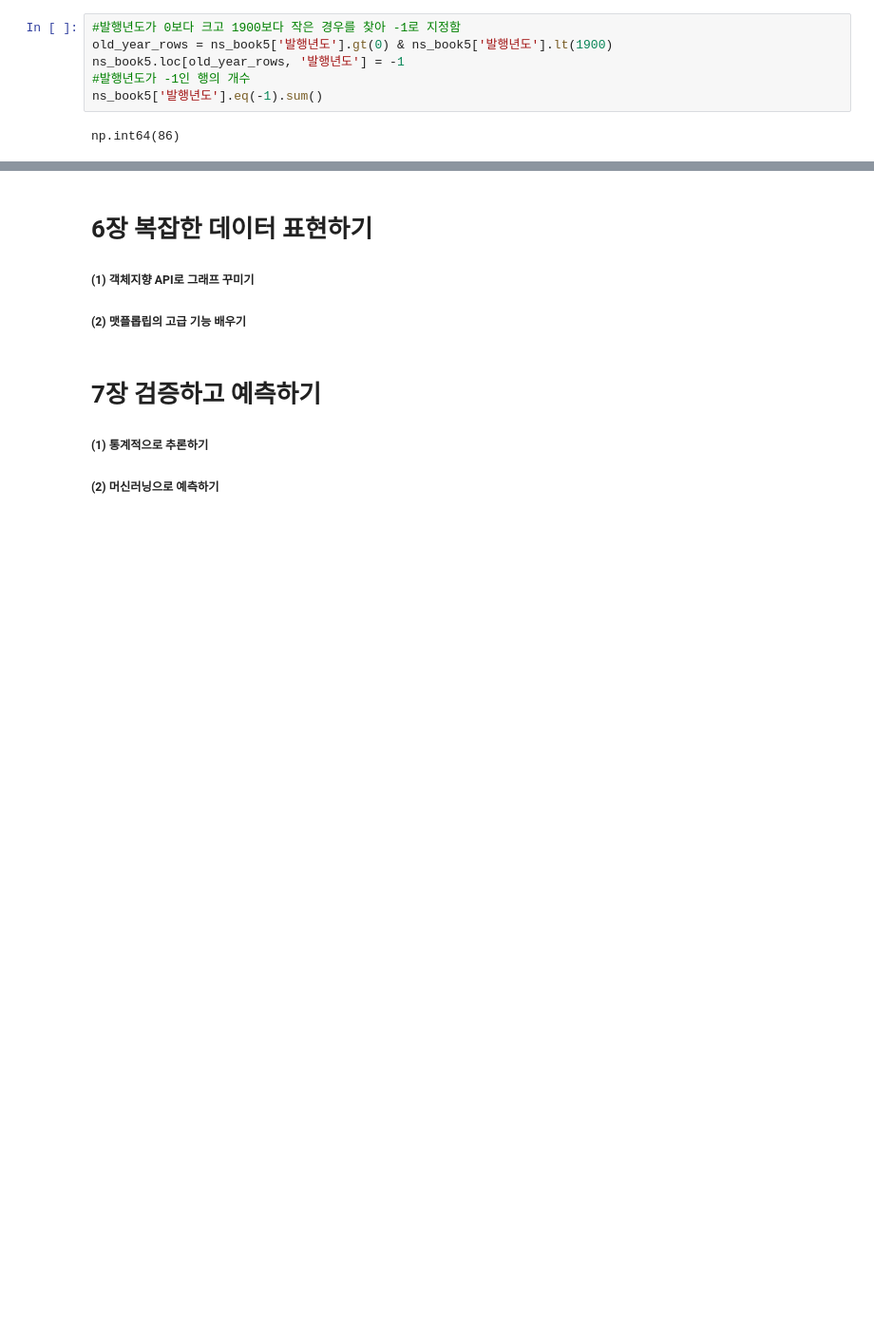
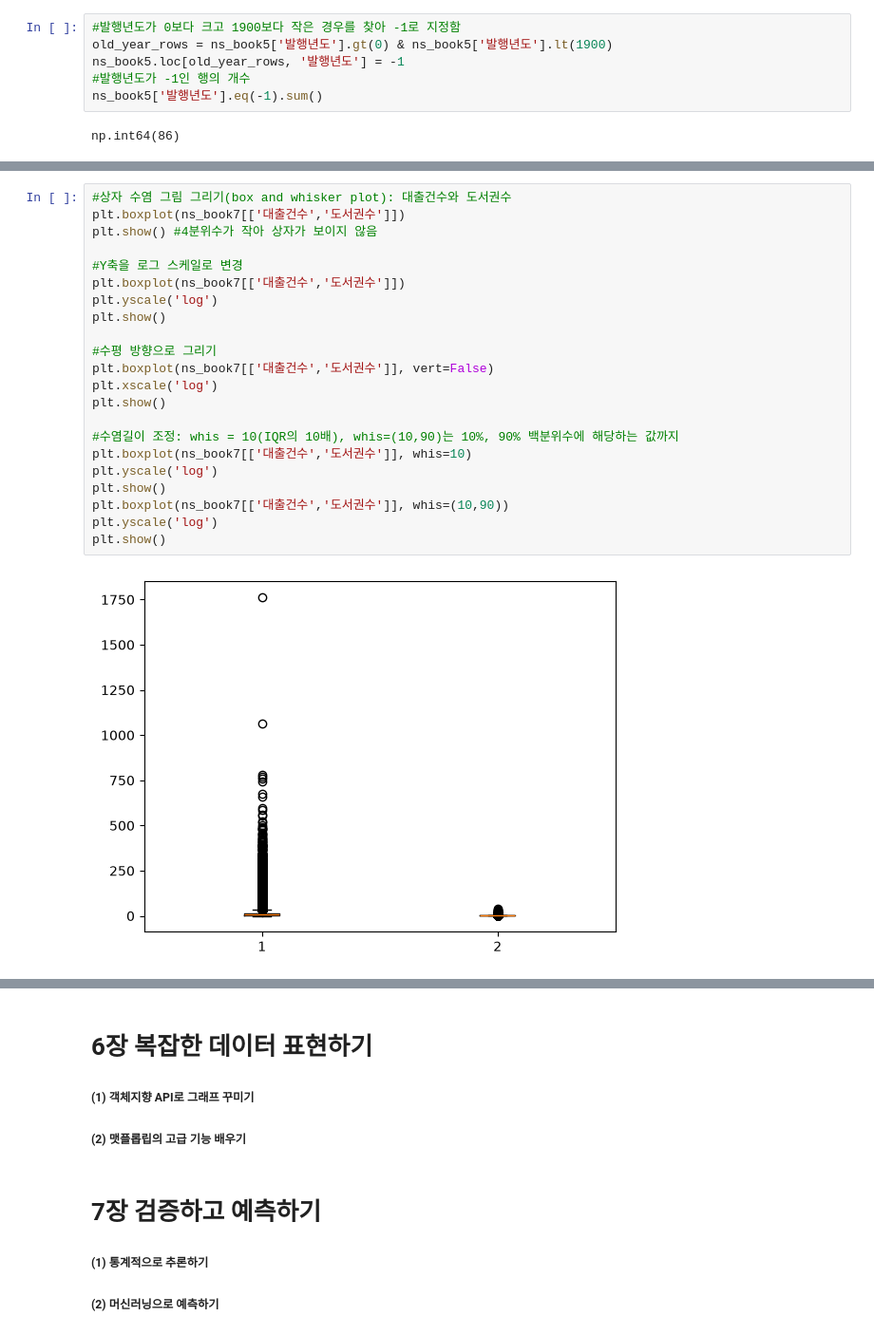
Before and after one commit to yccho1004/pythonBasic, a Jupyter notebook: HonGong-DataAnalysis_py/basics_DA.ipynb, the cells around one changed output, grey strips where cells are left out. Shown at 95% size. Saved outputs shown, nothing was run; the diff lists cells and outputs as text; blank space fills up the shorter version.

```diff
--- a/HonGong-DataAnalysis_py/basics_DA.ipynb
+++ b/HonGong-DataAnalysis_py/basics_DA.ipynb
@@ -521,0 +808,24 @@ def get_book_title(isbn):
+# %%
+#상자 수염 그림 그리기(box and whisker plot): 대출건수와 도서권수
+plt.boxplot(ns_book7[['대출건수','도서권수']])
+plt.show() #4분위수가 작아 상자가 보이지 않음
+
+#Y축을 로그 스케일로 변경
+plt.boxplot(ns_book7[['대출건수','도서권수']])
+plt.yscale('log')
+plt.show()
+
+#수평 방향으로 그리기
+plt.boxplot(ns_book7[['대출건수','도서권수']], vert=False)
+plt.xscale('log')
+plt.show()
+
+#수염길이 조정: whis = 10(IQR의 10배), whis=(10,90)는 10%, 90% 백분위수에 해당하는 값까지
+plt.boxplot(ns_book7[['대출건수','도서권수']], whis=10)
+plt.yscale('log')
+plt.show()
+plt.boxplot(ns_book7[['대출건수','도서권수']], whis=(10,90))
+plt.yscale('log')
+plt.show()
+# %% [output]
+[figure, added]
```
Also changed, not shown: parts of 35 cells of this notebook, 3 other files.
